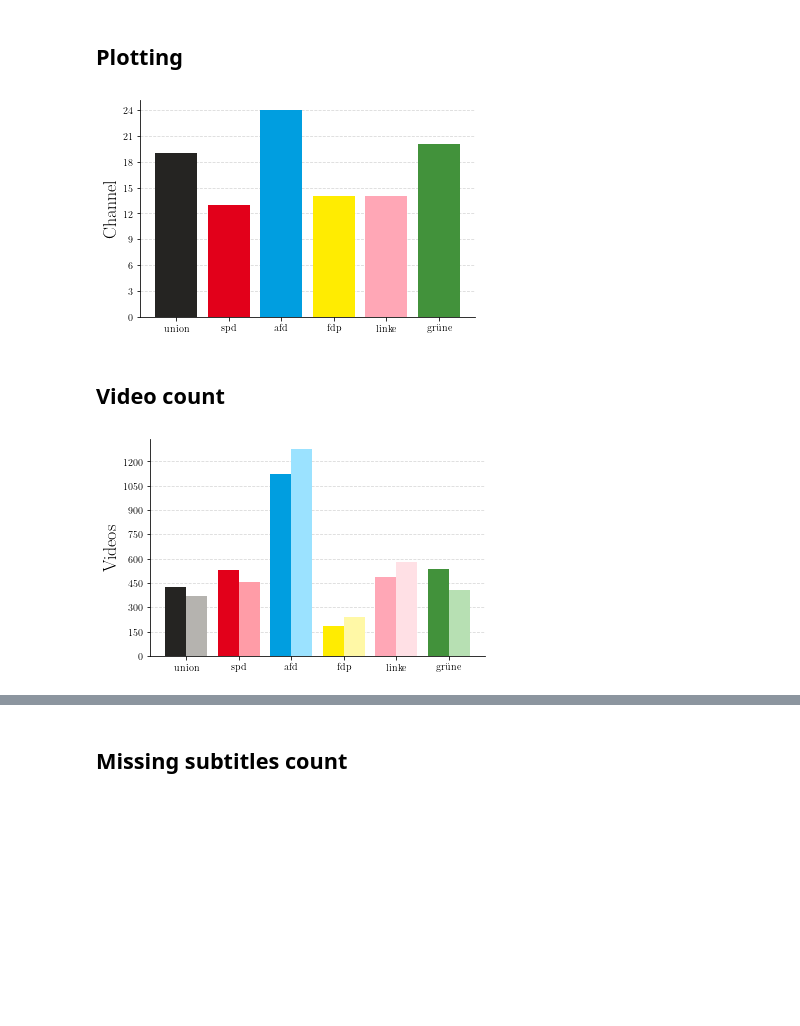
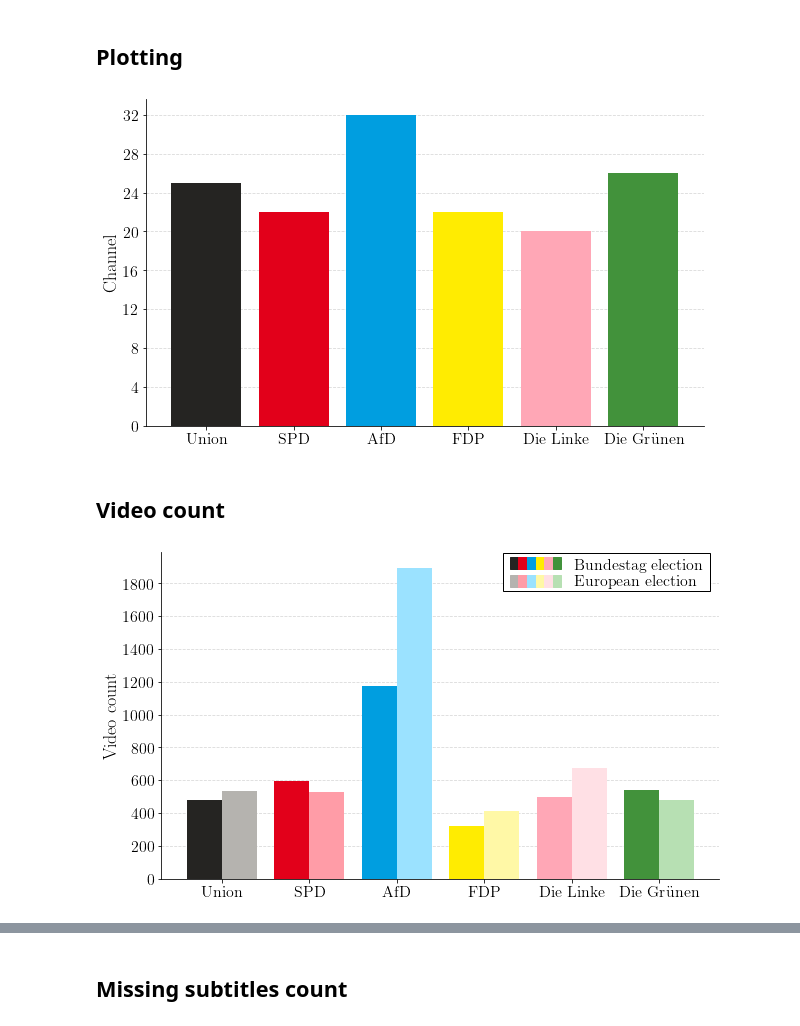
Before and after one commit to mightymicha/caption-party, a Jupyter notebook: analysis/YT-Metadata-Analysis.ipynb, the cells around one changed output, grey strips where cells are left out. Cells and saved outputs as stored; diff of their text form; code cells hidden in the pictures; blank space fills up the shorter version.

```diff
--- a/analysis/YT-Metadata-Analysis.ipynb
+++ b/analysis/YT-Metadata-Analysis.ipynb
@@ -71,3 +109,14 @@ elections = ['bt', 'eu']
+# %%
+parties = {'union': 'Union',
+         'spd': 'SPD',
+         'afd': 'AfD',
+         'fdp': 'FDP',
+         'linke': 'Die Linke',
+         'grüne': 'Die Grünen'}
+
+elections = ['bt', 'eu']
+new_states = ['BB', 'MV', 'SN', 'ST', 'TH']
+old_states = ['BW', 'BY', 'HB', 'HH', 'HE', 'NI', 'NW', 'RP', 'SL', 'SH']
 # %% [markdown]
 ### Colors
 # %%
@@ -92,6 +141,8 @@ colors_light = {key: scale_color(color, 0.35) for key, color in colors.items()}
 ## Visualization
 # %%
 from matplotlib.ticker import MaxNLocator
+from IPython.display import display_html
+import matplotlib.patches as mpatches
 
 def barplot(data, label):
     fig = plt.figure()
@@ -103,10 +154,10 @@ def barplot(data, label):
     ax.set_ylabel(label);
 
     color_map = [colors[party] for party in parties]
-    ax.bar(parties, channel_count[parties], color=color_map, width=.8)
+    ax.bar(parties.values(), channel_count[parties.keys()], color=color_map, width=.8)
     return fig
 
-def compare_fig(bt_data, eu_data, label):
+def compare_fig(bt_data, eu_data, label, left=False):
     fig = plt.figure()
     ax = fig.gca()
     ax.yaxis.set_major_locator(MaxNLocator(integer=True))
@@ -118,6 +169,24 @@ def compare_fig(bt_data, eu_data, label):
     ax.grid(color='gray', linestyle='dashed', alpha=0.3, axis='y')
     color_map_dark = [colors[party] for party in parties]
     color_map_light = [colors_light[party] for party in parties]
-    ax.bar(parties, bt_data[parties], color=color_map_dark, width=-.4, align='edge', label='Bundestag election')
-    ax.bar(parties, eu_data[parties], color=color_map_light, width=.4, align='edge', label='European election')
+    ax.bar(parties.values(), bt_data[parties.keys()], color=color_map_dark, width=-.4, align='edge', label='Bundestag election')
+    ax.bar(parties.values(), eu_data[parties.keys()], color=color_map_light, width=.4, align='edge', label='European election')
+    print_legend(ax, left)
+
+
     return fig
+
+
+def display_side_by_side(*args):
+    """ Displays mutiple panda DataFrames side by side.
+    """
+    html_str=''
+    for df in args:
+        html_str+=df.to_html()
+    display_html(html_str.replace('table','table style="display:inline"'),raw=True)
+
+
+def top_n(df, column, n):
+    """ Sorts a pandas DataFrame and returns the first n entries of a specific column.
+    """
+    return df[[column]].sort_values(ascending=False, by=column).iloc[:n]
@@ -124,19 +239,19 @@ def compare_fig(bt_data, eu_data, label):
 # %% [markdown]
 ## Plotting
 # %%
-channel_count = data.groupby('party').nunique()['channelId']
+channel_count = corpus.groupby('party').nunique()['channelId']
 
 fig = barplot(channel_count, 'Channel')
 fig.savefig('outputs/channel-count.pdf', bbox_inches = 'tight', pad_inches = 0)
 # %% [output]
-[figure, old version]
+[figure, new version]
 # %% [markdown]
 ## Video count
 # %%
-bt_video_count = data[bt_period].groupby('party').nunique()['title']
-eu_video_count = data[eu_period].groupby('party').nunique()['title']
+bt_video_count = bt_corpus.groupby('party')['title'].count()
+eu_video_count = eu_corpus.groupby('party')['title'].count()
 
-fig = compare_fig(bt_video_count, eu_video_count, 'Videos')
-plt.savefig('outputs/yt-party-videos.pdf', bbox_inches = 'tight', pad_inches = 0)
+fig = compare_fig(bt_video_count, eu_video_count, 'Video count')
+plt.savefig('outputs/yt-party-video-count.pdf', bbox_inches = 'tight', pad_inches = 0)
 # %% [output]
-[figure, old version]
+[figure, new version]
```
Also changed, not shown: parts of 34 cells of this notebook, 20 other files.
